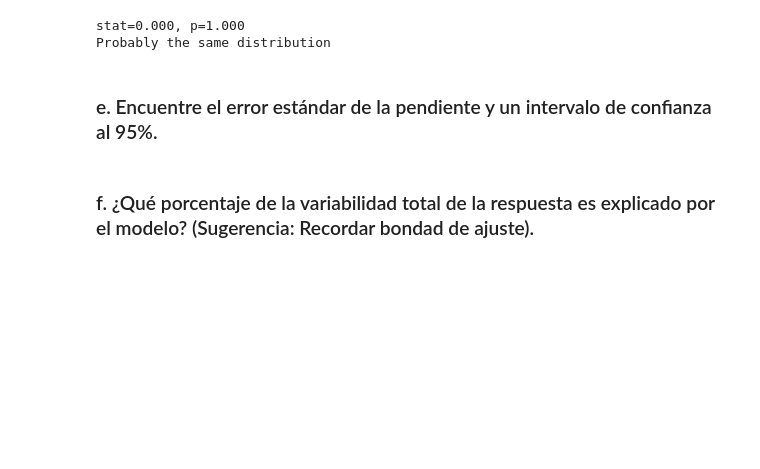
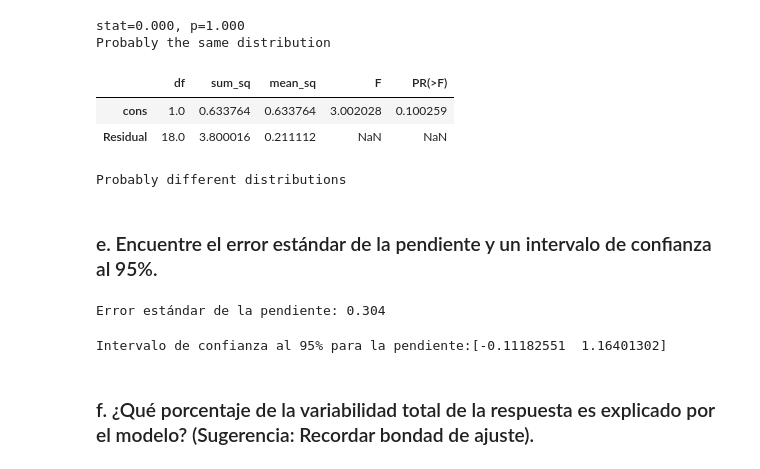
Before and after one commit to Anonymate054/MCD-Econometrics, a Jupyter notebook: notebooks/homeworks/0.0-leng-HW01.ipynb, the cells around one changed output. Cells and saved outputs as stored; diff of their text form; code cells hidden in the pictures; blank space fills up the shorter version.

```diff
--- a/notebooks/homeworks/0.0-leng-HW01.ipynb
+++ b/notebooks/homeworks/0.0-leng-HW01.ipynb
@@ -606,7 +658,33 @@ else:
 # %% [output]
 stat=0.000, p=1.000
 Probably the same distribution
+# %%
+import statsmodels.api as sm
+anova = sm.stats.anova_lm(model_1)
+anova
+# %% [output]
+|  | df | sum_sq | mean_sq | F | PR(>F) |
+| cons | 1.0 | 0.633764 | 0.633764 | 3.002028 | 0.100259 |
+| Residual | 18.0 | 3.800016 | 0.211112 | NaN | NaN |
+# %%
+p_value = anova['PR(>F)']['cons']
+if p_value < 0.05:
+ print('Probably the same distribution')
+else:
+ print('Probably different distributions')
+# %% [output]
+Probably different distributions
 # %% [markdown]
 ### e. Encuentre el error estándar de la pendiente y un intervalo de conﬁanza al 95%.
+# %%
+slope_se = model_1.bse['cons']
+print(f"Error estándar de la pendiente: {slope_se:.3f}")
+# %% [output]
+Error estándar de la pendiente: 0.304
+# %%
+ci_slope = model_1.conf_int(alpha=0.05).loc['cons']
+print(f"Intervalo de confianza al 95% para la pendiente:{ci_slope.values}")
+# %% [output]
+Intervalo de confianza al 95% para la pendiente:[-0.11182551  1.16401302]
 # %% [markdown]
 ### f. ¿Qué porcentaje de la variabilidad total de la respuesta es explicado por el modelo? (Sugerencia: Recordar bondad de ajuste).
```
Also changed, not shown: parts of 18 cells of this notebook.
